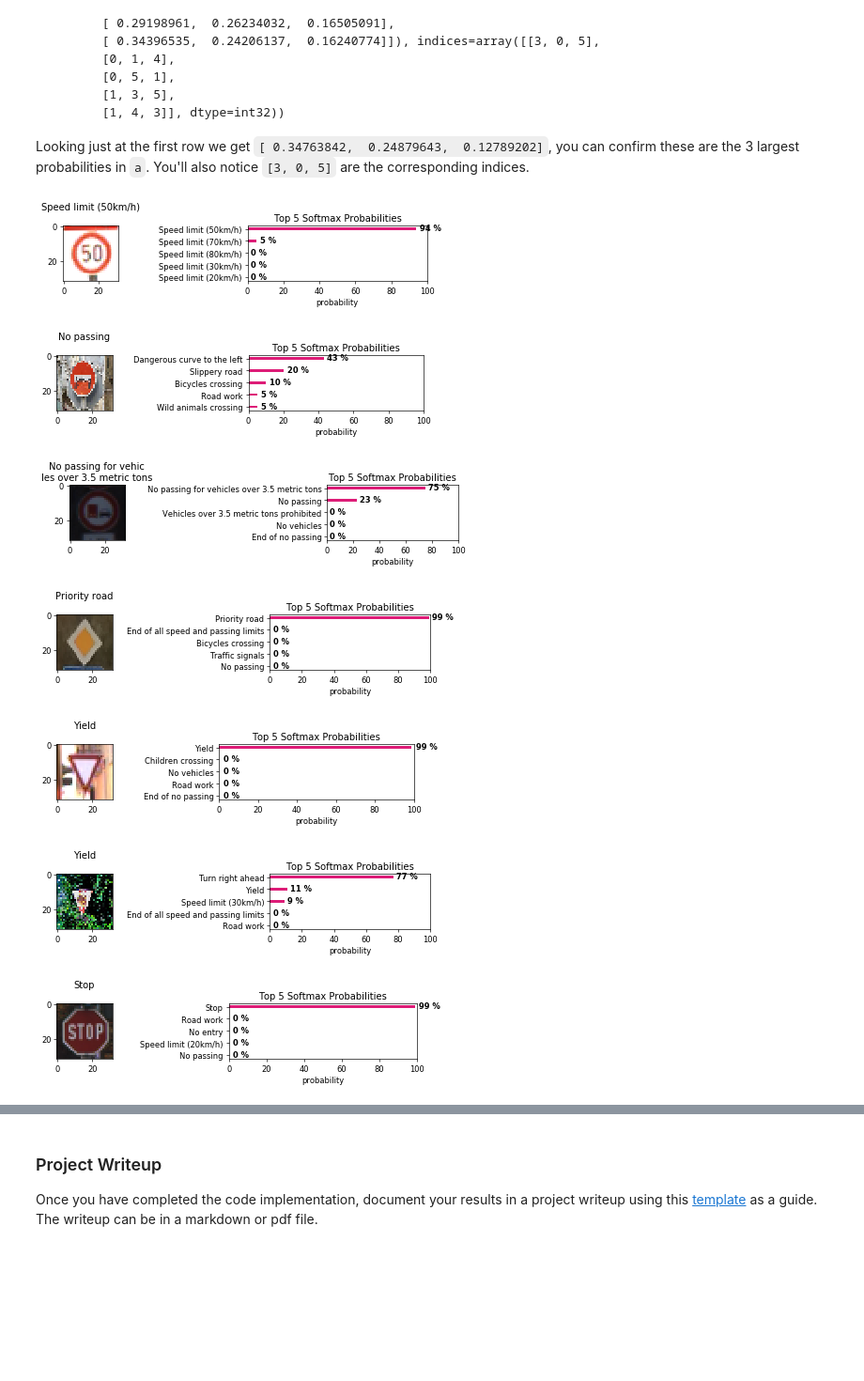
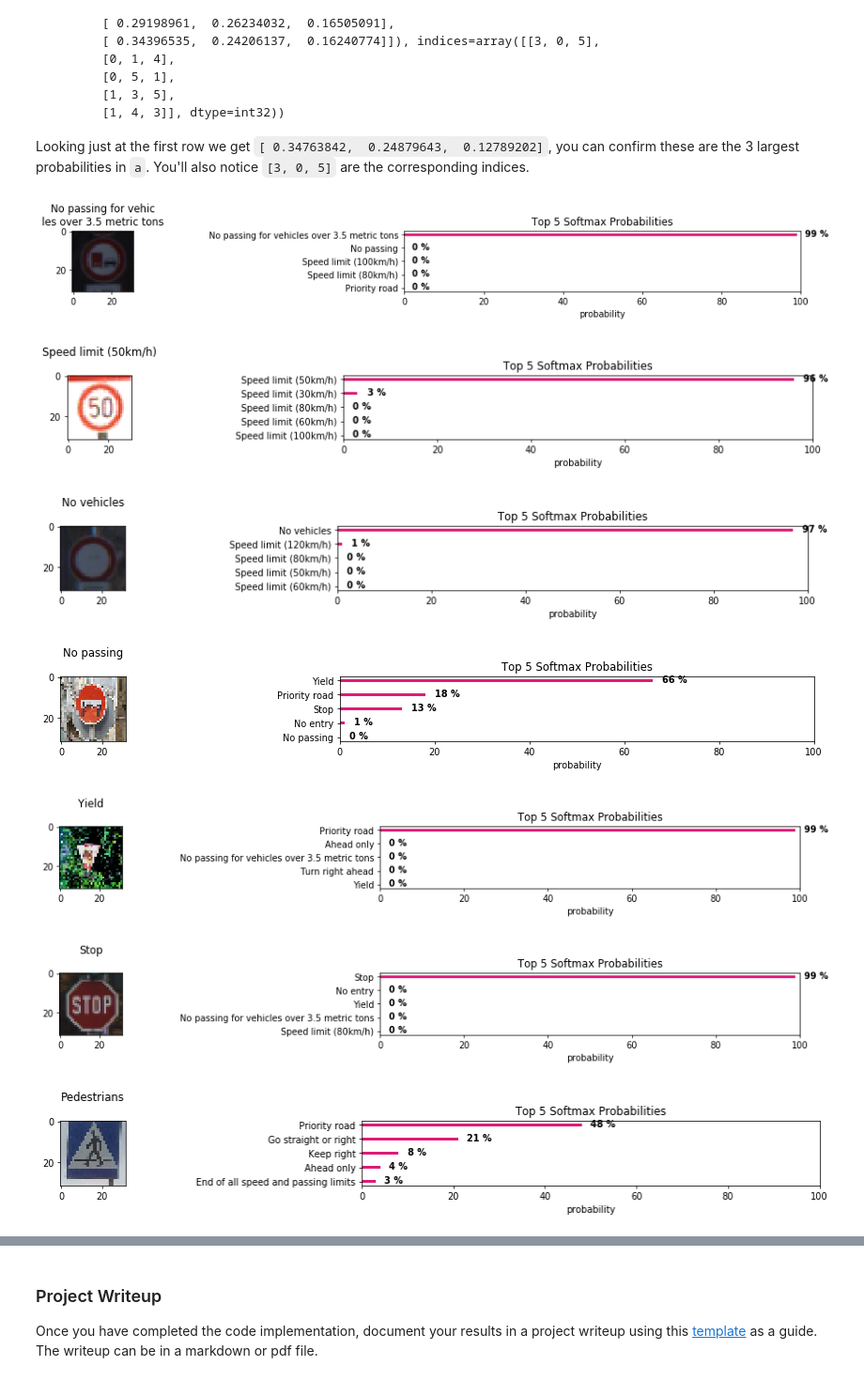
Before and after one commit to cristianku/CarND-Traffic-Sign-Classifier-Project, a Jupyter notebook: Traffic_Sign_Classifier.ipynb, the cells around one changed output, grey strips where cells are left out. Shown at 94% size. Cells and saved outputs as stored; diff of their text form; code cells hidden in the pictures; blank space fills up the shorter version.

```diff
--- a/Traffic_Sign_Classifier.ipynb
+++ b/Traffic_Sign_Classifier.ipynb
@@ -586,7 +609,7 @@ plt.show()
 # %%
 with tf.Session() as sess:
     sess.run(tf.global_variables_initializer())
-    saver.restore(sess, './lenet')
+    saver.restore(sess, './traffic_sign')
 
     test_accuracy = evaluate(X_test, y_test)
     print("Test Accuracy = {:.3f}".format(test_accuracy))
@@ -609,7 +632,7 @@ import os
 import cv2
 
 new_images_labels = []
-new_images = []
+new_images_ori = []
 
 plt.figure(figsize=(12, 15))
 filelist = os.listdir('german_traffic_signs_images')
@@ -622,10 +645,11 @@ for fname in filelist:
       image = cv2.resize(image, (32, 32))
 
       image_array = np.expand_dims(np.array(image), axis=0)
-      if  len(new_images) == 0:
-         new_images = image_array
+      if  len(new_images_ori) == 0:
+        new_images_ori = image_array
       else:
-        new_images = np.concatenate((new_images, image_array), axis = 0 )
+        new_images_ori = np.concatenate((new_images_ori, image_array), axis = 0 )
+
       new_images_labels = np.append( new_images_labels, int(fname[0:2]))
 
       plt.subplot(5, 5, i)
@@ -648,0 +675,2 @@ plt.show()
+# %%
+new_images      = normalize_color_scale (new_images_ori)
@@ -661,13 +694,13 @@ correct_prediction_nr =0
 plt.figure(figsize=(15, 20),dpi=80)
 with tf.Session() as sess:
     sess.run(tf.global_variables_initializer())
-    saver.restore(sess, './lenet')
-    for image, label in zip(new_images,new_images_labels) :
+    saver.restore(sess, './traffic_sign')
+    for image, label, image_ori in zip(new_images,new_images_labels, new_images_ori) :
       total_images +=1
       plt.subplot(10, 2, total_images)
 
       label = int(label)
-      feed_dict = {x: [image],y : [label]}
+      feed_dict = {x: [image],y : [label],keep_prob:1.0}
       prediction = sess.run([softmax_argmax], feed_dict)
       prediction = prediction[0].squeeze()
 
@@ -683,7 +716,7 @@ with tf.Session() as sess:
                                                                           correct_prediction)
                ,loc='left'
                )
-      plt.imshow(image)
+      plt.imshow(image_ori)
 
 left  = 0.125  # the left side of the subplots of the figure
 right = 0.9    # the right side of the subplots of the figure
@@ -754,7 +787,8 @@ import matplotlib.pyplot as plt
 %matplotlib inline
 
 softmax = tf.nn.softmax(logits)
-softmax_top_5_values, softmax_top_5_indices = tf.nn.top_k(softmax,5)
+softmax_top_5_values, softmax_top_5_indices = tf.nn.top_k(softmax,k=5)
+
 
 
 total_images = 0
@@ -762,13 +796,17 @@ correct_prediction_nr =0
 
 with tf.Session() as sess:
 
-    for image, label in zip(new_images,new_images_labels) :
+    for image, label, image_ori in zip(new_images,new_images_labels,new_images_ori) :
       sess.run(tf.global_variables_initializer())
-      saver.restore(sess, './lenet')
+      saver.restore(sess, './traffic_sign')
       total_images +=1
 
       label = int(label)
-      feed_dict      = {x: [image],y : [label]}
+      feed_dict      = {x: [image],y : [label],keep_prob:1.0}
+      logits_result  = sess.run(logits, feed_dict)
+
+      soft_max_result  = sess.run([softmax], feed_dict)
+
       probability, indices  = sess.run([softmax_top_5_values,softmax_top_5_indices ], feed_dict)
       probability = np.array(np.array(probability).squeeze() * 100, dtype=np.int)
       indices = indices.squeeze()
@@ -781,39 +819,39 @@ with tf.Session() as sess:
       bottom = 0.1   # the bottom of the subplots of the figure
       top = 0.9      # the top of the subplots of the figure
       wspace = 0.8   # the amount of width reserved for blank space between subplots
       hspace = 0.2   # the amount of height reserved for white space between subplots
 
-      fig = plt.figure(figsize=(8, 16), dpi=60)
+      fig = plt.figure(figsize=(15, 16), dpi=70)
       #fig.set_size_inches(18.5, 10.5)
       ax_im = fig.add_subplot(10,2,1)
-      ax_im.imshow(image)
+      ax_im.imshow(image_ori)
       label = signnames[label][1]
 
       ax_im.set_title(label[0:20] + '\n' + label[20:])
 
       ax = fig.add_subplot(10,2,2)
         # Example data
       y_pos = np.arange(len(topcat))
       ax.barh(y_pos, probability, align='center',
                 color='#dd1c77',  height  = 0.2)
       for i, v in enumerate(probability):
         ax.text(v + 2, i + .15, str(v)+ ' %', color='black', fontweight='bold')
 
       ax.set_yticks(y_pos)
       ax.set_yticklabels(topcat)
       ax.invert_yaxis()  # labels read top-to-bottom
       ax.set_xlabel('probability')
       ax.set_xlim(0,100)
       ax.set_title('Top 5 Softmax Probabilities')
 
       fig.tight_layout()
       #plt.subplots_adjust(left=left, bottom=bottom, right=right, top=top, wspace=wspace, hspace=hspace)
 plt.show()
 # %% [output]
-[figure, old version]
+[figure, new version]
-[figure, old version]
+[figure, new version]
-[figure, old version]
+[figure, new version]
-[figure, old version]
+[figure, new version]
-[figure, old version]
+[figure, new version]
-[figure, old version]
+[figure, new version]
-[figure, old version]
+[figure, new version]
```
Also changed, not shown: parts of 20 cells of this notebook, 8 other files.
